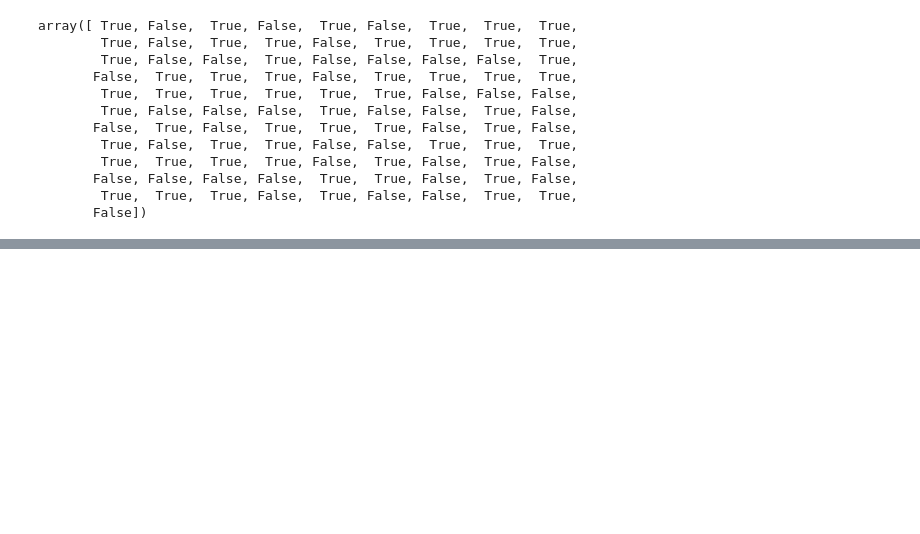
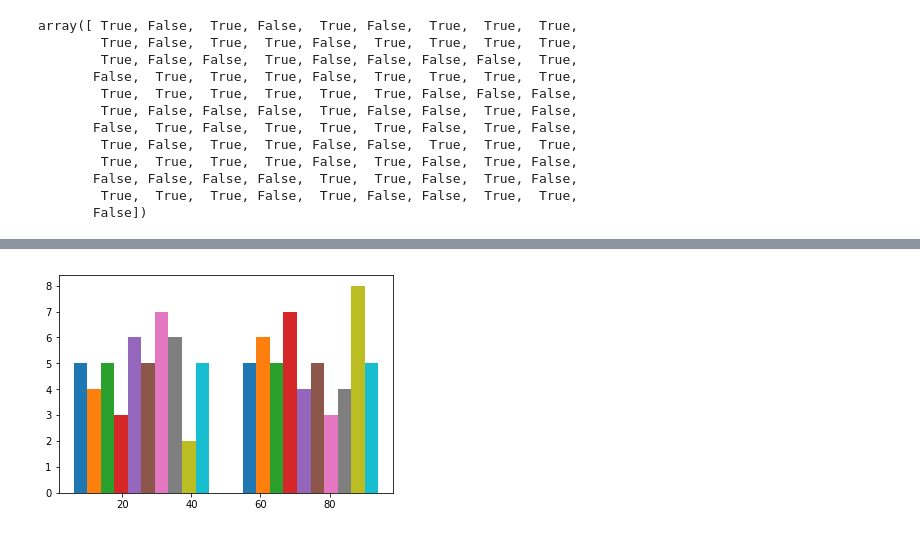
Before and after one commit to vwalsh86/Prog-for-DA-Project, a Jupyter notebook: Dataset Simulation.ipynb, the cells around one changed output, grey strips where cells are left out. Drawn from its saved outputs; the diff is of its cells as text; code cells hidden in the pictures; blank space fills up the shorter version.

```diff
--- a/Dataset Simulation.ipynb
+++ b/Dataset Simulation.ipynb
@@ -239,0 +255,11 @@ array([ True, False,  True, False,  True, False,  True,  True,  True,
+# %%
+# RANK
+
+# It is common practice for call-centres to have a quarterly / monthly ranking file which shows the performance of employees.
+# This ranking file takes into consideration the work carried out while an employee is in work and taking calls.
+# The ranking file is generally calculated based on the length of time in work, calls taken, call duration and schedule adherence.
+# It does not factor in any considerstaions such as sick leave / holidays / training off the phones.
+
+
+data = np.random.randint(low=1,high=100,size=(10,10),dtype='int')
+print(data)
@@ -239,0 +277,5 @@ array([ True, False,  True, False,  True, False,  True,  True,  True,
+# %%
+plt.hist(data, bins=2)
+plt.show()
+# %% [output]
+[figure, added]
```
Also changed, not shown: parts of 22 cells of this notebook.
